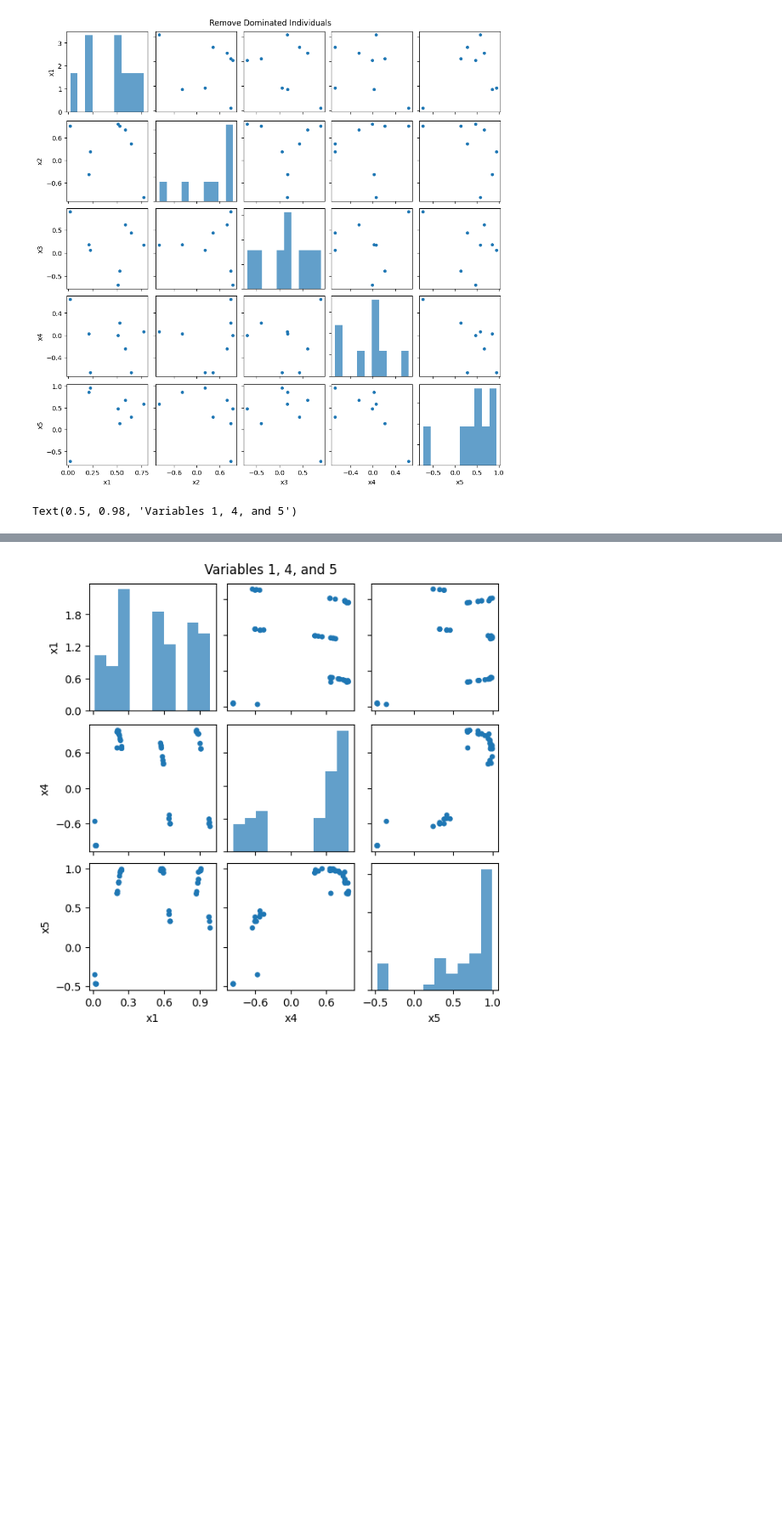
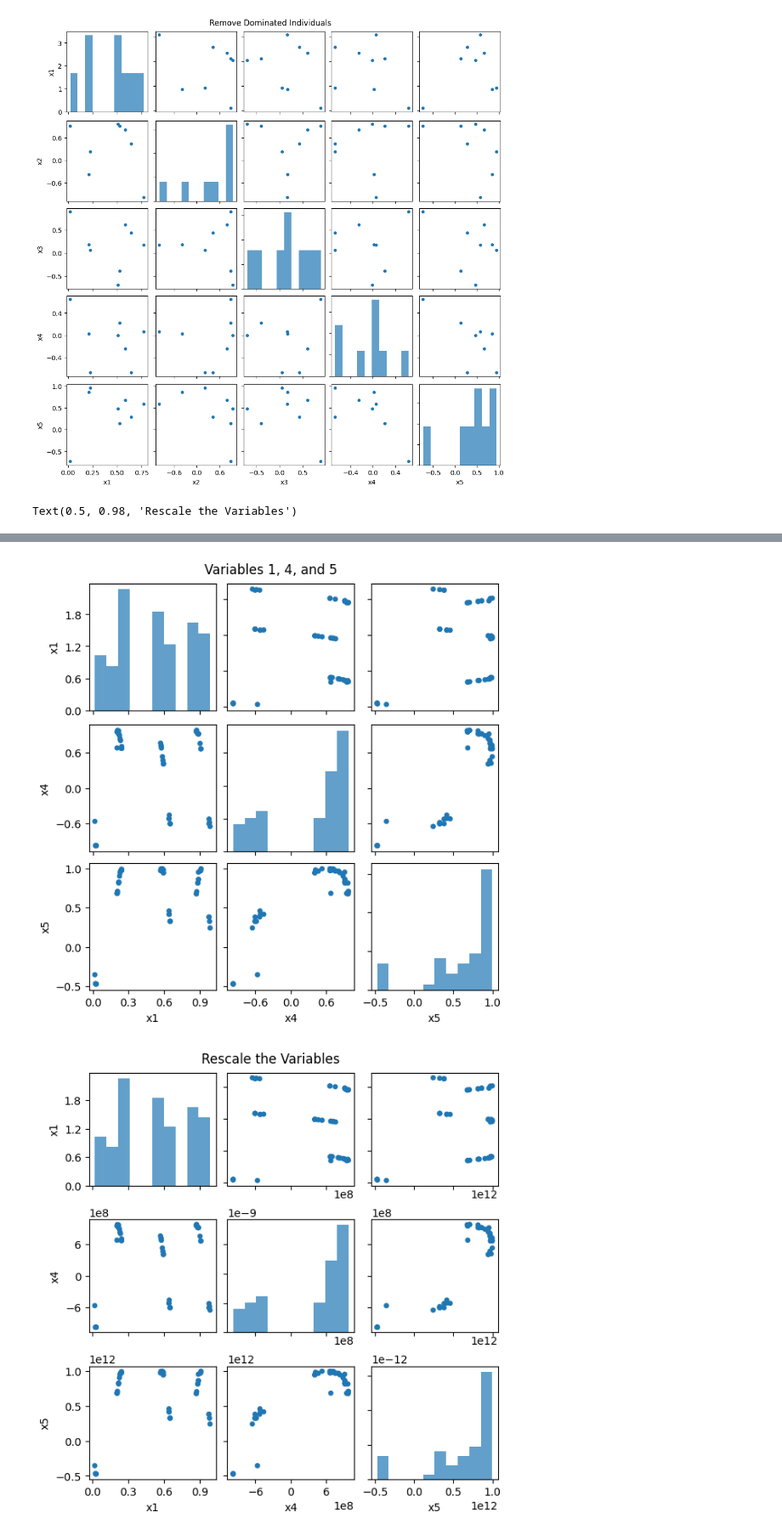
Before and after one commit to electronsandstuff/ParetoBench, a Jupyter notebook: example_notebooks/plotting_populations.ipynb, the cells around one changed output, grey strips where cells are left out. Shown at 85% size. Cells and saved outputs as stored; diff of their text form; code cells hidden in the pictures; blank space fills up the shorter version.

Commit message:
add scale to decision var plot

```diff
--- a/example_notebooks/plotting_populations.ipynb
+++ b/example_notebooks/plotting_populations.ipynb
@@ -127,20 +127,24 @@ Text(0.5, 0.98, 'Remove Dominated Individuals')
 # %%
 # Demonstrate selecting specific decision variables
 last_pop = exp.runs[0].reports[-1]
 fig, axes = population_dvar_pairs(last_pop, dvars=2)
 plt.suptitle("Single Var")
 
 fig, axes = population_dvar_pairs(last_pop, dvars=(0, 3))
 plt.suptitle("First Three Variables")
 
 fig, axes = population_dvar_pairs(last_pop, dvars=slice(0, 6, 2))
 plt.suptitle("Every Other Variable")
 
 fig, axes = population_dvar_pairs(last_pop, dvars=[0, 3, 4])
 plt.suptitle("Variables 1, 4, and 5")
+
+fig, axes = population_dvar_pairs(last_pop, dvars=[0, 3, 4], scale=(1, 1e3, 1e6, 1e9, 1e12))
+plt.suptitle("Rescale the Variables")
 # %% [output]
-Text(0.5, 0.98, 'Variables 1, 4, and 5')
+Text(0.5, 0.98, 'Rescale the Variables')
 [figure]
 [figure]
 [figure]
 [figure]
+[figure, added]
```
Also changed, not shown: parts of 1 cell of this notebook, 1 other file.
